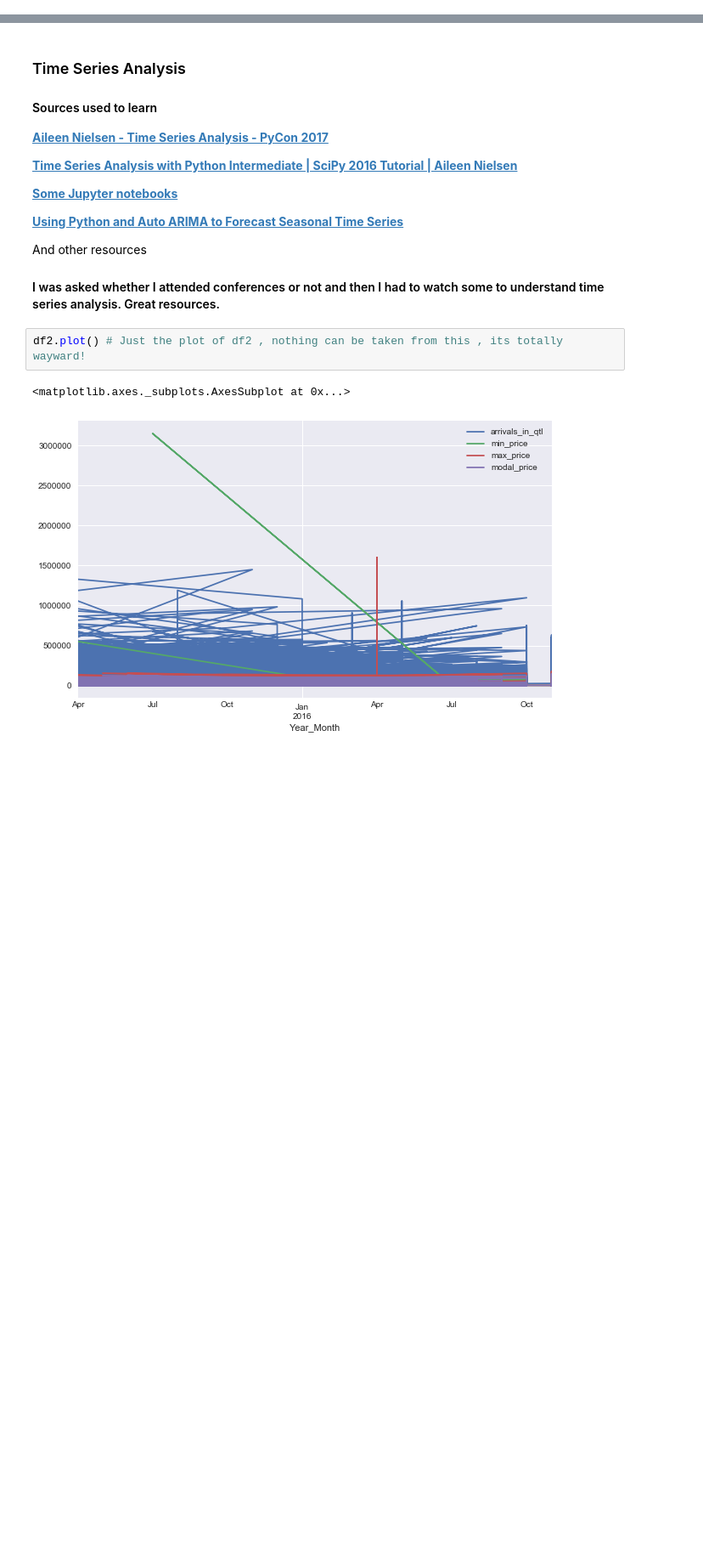
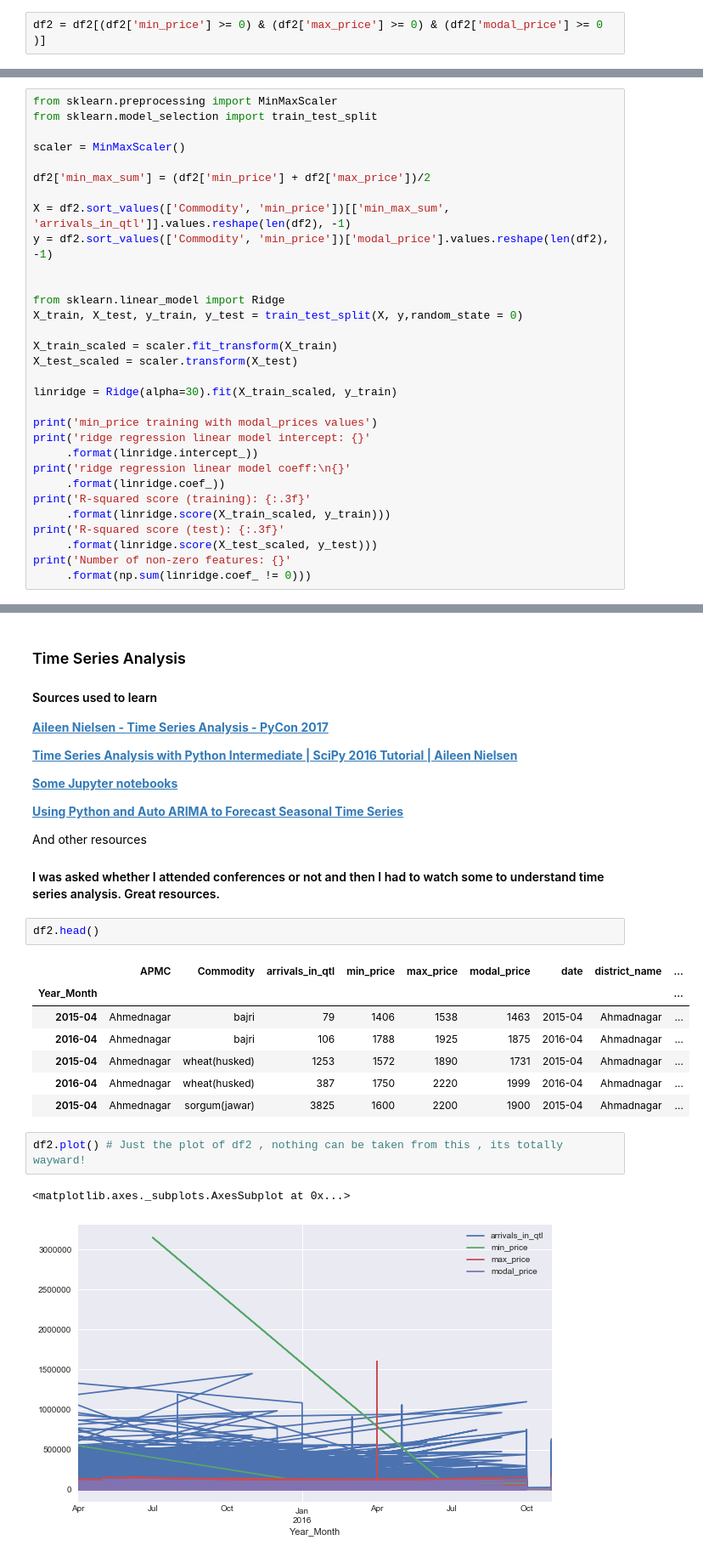
Before and after one commit to sirius0503/Trends_In_APMC, a Jupyter notebook: apmc_trends.ipynb, the cells around one changed output, grey strips where cells are left out. Shown at 85% size. Drawn from its saved outputs; the diff is of its cells as text; blank space fills up the shorter version.

```diff
--- a/apmc_trends.ipynb
+++ b/apmc_trends.ipynb
@@ -266,0 +312,2 @@ df2.describe()
+# %%
+df2 = df2[(df2['min_price'] >= 0) & (df2['max_price'] >= 0) & (df2['modal_price'] >= 0 )]
@@ -266,0 +316,31 @@ df2.describe()
+# %%
+from sklearn.preprocessing import MinMaxScaler
+from sklearn.model_selection import train_test_split
+
+scaler = MinMaxScaler()
+
+df2['min_max_sum'] = (df2['min_price'] + df2['max_price'])/2
+
+X = df2.sort_values(['Commodity', 'min_price'])[['min_max_sum', 'arrivals_in_qtl']].values.reshape(len(df2), -1)
+y = df2.sort_values(['Commodity', 'min_price'])['modal_price'].values.reshape(len(df2), -1)
+
+
+from sklearn.linear_model import Ridge
+X_train, X_test, y_train, y_test = train_test_split(X, y,random_state = 0)
+
+X_train_scaled = scaler.fit_transform(X_train)
+X_test_scaled = scaler.transform(X_test)
+
+linridge = Ridge(alpha=30).fit(X_train_scaled, y_train)
+
+print('min_price training with modal_prices values')
+print('ridge regression linear model intercept: {}'
+     .format(linridge.intercept_))
+print('ridge regression linear model coeff:\n{}'
+     .format(linridge.coef_))
+print('R-squared score (training): {:.3f}'
+     .format(linridge.score(X_train_scaled, y_train)))
+print('R-squared score (test): {:.3f}'
+     .format(linridge.score(X_test_scaled, y_test)))
+print('Number of non-zero features: {}'
+     .format(np.sum(linridge.coef_ != 0)))
@@ -279,6 +367,16 @@ __[Using Python and Auto ARIMA to Forecast Seasonal Time Series](https://medium.
 And other resources
 
 #### I was asked whether I attended conferences or not and then I had to watch some to understand time series analysis. Great resources.
+# %%
+df2.head()
+# %% [output]
+|  | APMC | Commodity | arrivals_in_qtl | min_price | max_price | modal_price | date | district_name | ... |
+| Year_Month |  |  |  |  |  |  |  |  | ... |
+| 2015-04 | Ahmednagar | bajri | 79 | 1406 | 1538 | 1463 | 2015-04 | Ahmadnagar | ... |
+| 2016-04 | Ahmednagar | bajri | 106 | 1788 | 1925 | 1875 | 2016-04 | Ahmadnagar | ... |
+| 2015-04 | Ahmednagar | wheat(husked) | 1253 | 1572 | 1890 | 1731 | 2015-04 | Ahmadnagar | ... |
+| 2016-04 | Ahmednagar | wheat(husked) | 387 | 1750 | 2220 | 1999 | 2016-04 | Ahmadnagar | ... |
+| 2015-04 | Ahmednagar | sorgum(jawar) | 3825 | 1600 | 2200 | 1900 | 2015-04 | Ahmadnagar | ... |
 # %%
 df2.plot() # Just the plot of df2 , nothing can be taken from this , its totally wayward!
 # %% [output]
```
Also changed, not shown: parts of 13 cells of this notebook.
